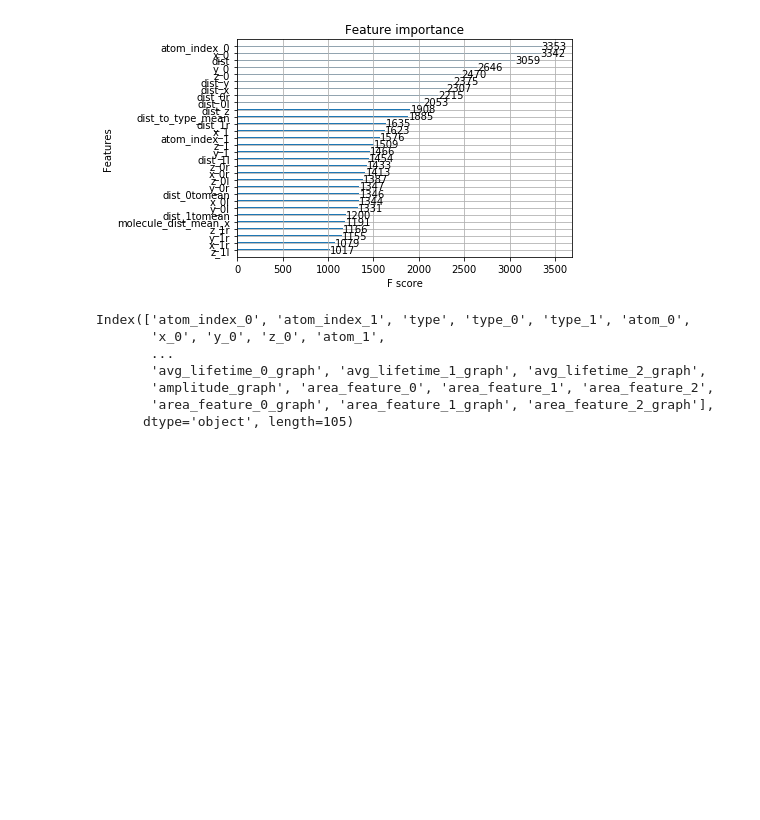
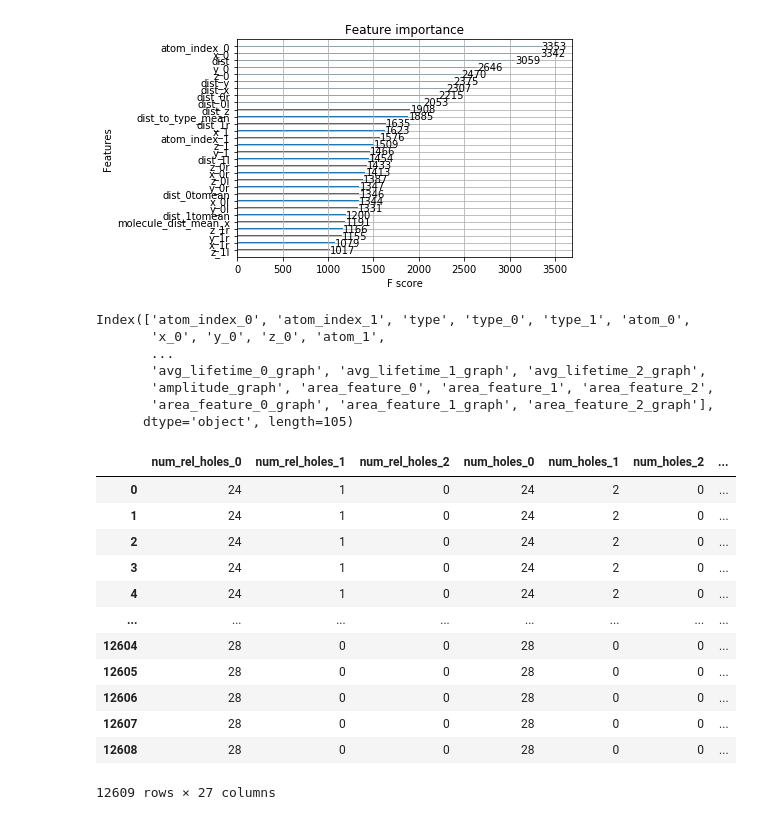
Before and after one commit to giotto-ai/molecule_bond_prediction, a Jupyter notebook: notebooks/molecule_predict_short.ipynb, the cells around one changed output. Drawn from its saved outputs; the diff is of its cells as text; code cells hidden in the pictures; blank space fills up the shorter version.

```diff
--- a/notebooks/molecule_predict_short.ipynb
+++ b/notebooks/molecule_predict_short.ipynb
@@ -339,3 +339,19 @@ Index(['atom_index_0', 'atom_index_1', 'type', 'type_0', 'type_1', 'atom_0',
        'amplitude_graph', 'area_feature_0', 'area_feature_1', 'area_feature_2',
        'area_feature_0_graph', 'area_feature_1_graph', 'area_feature_2_graph'],
       dtype='object', length=105)
+# %%
+X
+# %% [output]
+|  | num_rel_holes_0 | num_rel_holes_1 | num_rel_holes_2 | num_holes_0 | num_holes_1 | num_holes_2 | ... |
+| 0 | 24 | 1 | 0 | 24 | 2 | 0 | ... |
+| 1 | 24 | 1 | 0 | 24 | 2 | 0 | ... |
+| 2 | 24 | 1 | 0 | 24 | 2 | 0 | ... |
+| 3 | 24 | 1 | 0 | 24 | 2 | 0 | ... |
+| 4 | 24 | 1 | 0 | 24 | 2 | 0 | ... |
+| ... | ... | ... | ... | ... | ... | ... | ... |
+| 12604 | 28 | 0 | 0 | 28 | 0 | 0 | ... |
+| 12605 | 28 | 0 | 0 | 28 | 0 | 0 | ... |
+| 12606 | 28 | 0 | 0 | 28 | 0 | 0 | ... |
+| 12607 | 28 | 0 | 0 | 28 | 0 | 0 | ... |
+| 12608 | 28 | 0 | 0 | 28 | 0 | 0 | ... |
+12609 rows × 27 columns
```
Also changed, not shown: 1 other file.
